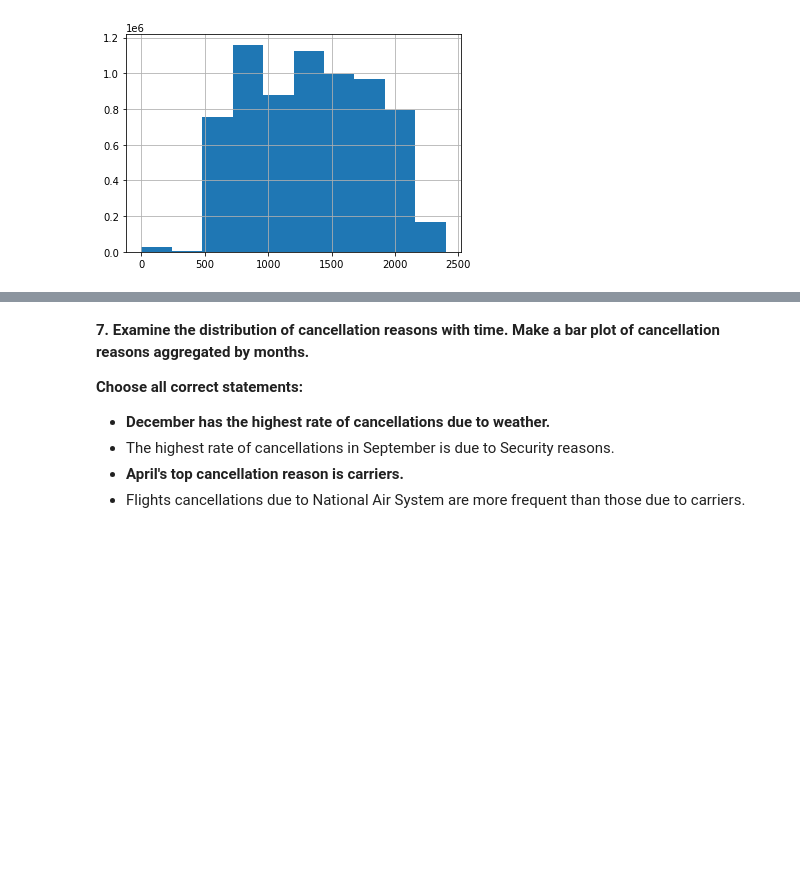
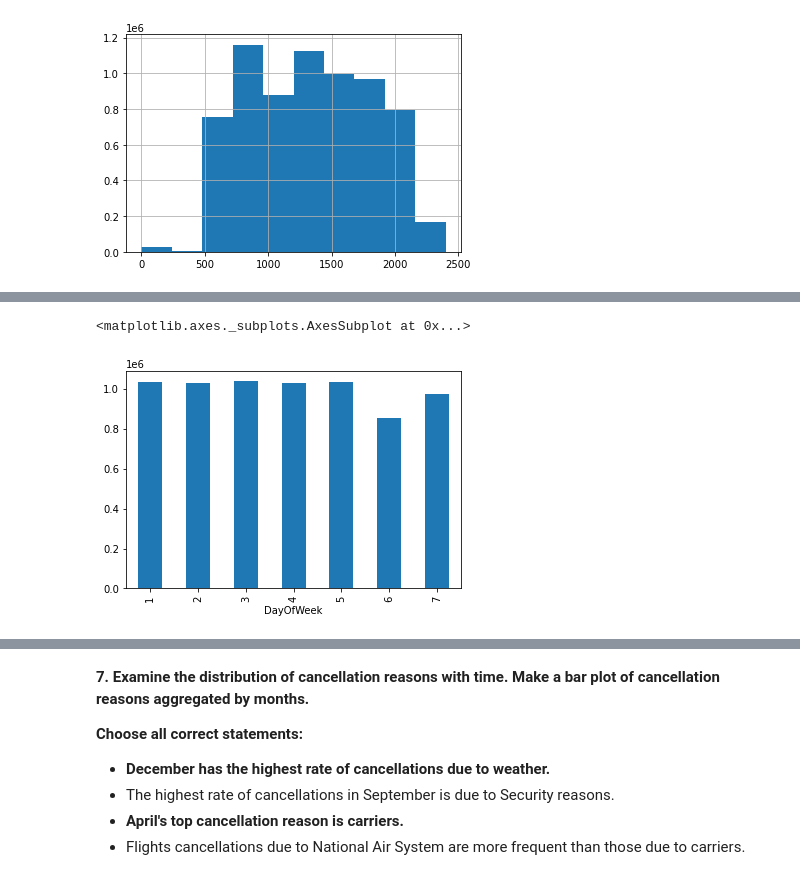
Before and after one commit to drkrmz/cs102, a Jupyter notebook: homework11/assignment2_USA_flights.ipynb, the cells around one changed output, grey strips where cells are left out. Saved outputs shown, nothing was run; the diff lists cells and outputs as text; code cells hidden in the pictures; blank space fills up the shorter version.

```diff
--- a/homework11/assignment2_USA_flights.ipynb
+++ b/homework11/assignment2_USA_flights.ipynb
@@ -333,0 +324,5 @@ flights_df['Month'].hist()
+# %%
+flights_df.groupby('DayOfWeek').size().plot(kind='bar')
+# %% [output]
+<matplotlib.axes._subplots.AxesSubplot at 0x...>
+[figure, added]
```
Also changed, not shown: parts of 8 cells of this notebook.
